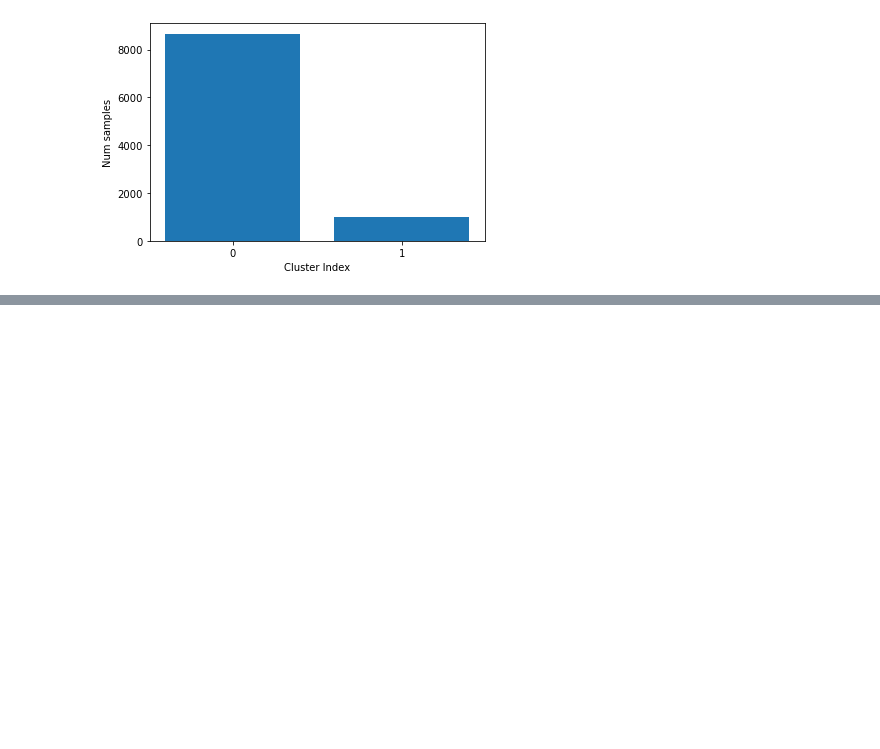
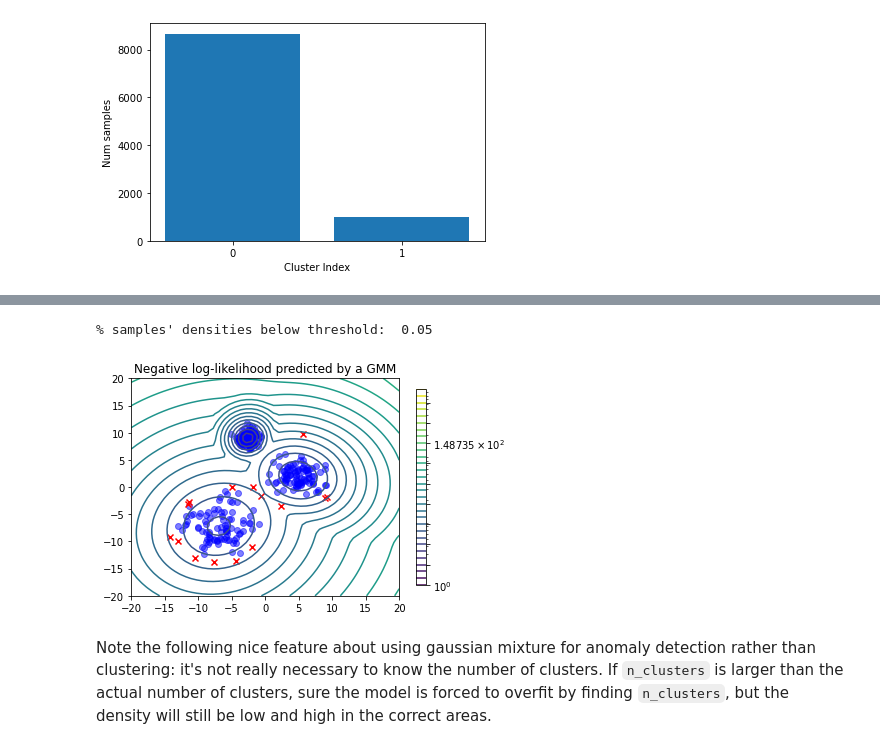
Before and after one commit to jaymberman/sklearn_guide, a Jupyter notebook: sklearn_guide.ipynb, the cells around one changed output, grey strips where cells are left out. Drawn from its saved outputs; the diff is of its cells as text; code cells hidden in the pictures; blank space fills up the shorter version.

```diff
--- a/sklearn_guide.ipynb
+++ b/sklearn_guide.ipynb
@@ -3053,0 +3153,34 @@ There is a nonlinear dimensionality reduction technique based on hierarchical cl
+# %%
+import numpy as np
+
+densities = np.exp(gm.score_samples(X))
+threshold = np.percentile(densities, 5)
+idx = densities < threshold
+print("% samples' densities below threshold: ", np.sum(idx)/len(idx))
+outliers = X[idx]
+X_clean = X[idx == False]
+# %% [output]
+% samples' densities below threshold:  0.05
+# %%
+from matplotlib.colors import LogNorm
+
+x = np.linspace(-20., 20.)
+y = np.linspace(-20., 20.)
+x, y = np.meshgrid(x, y)
+xx = np.array([x.ravel(), y.ravel()]).T
+z = -gm.score_samples(xx)
+z = z.reshape(x.shape)
+
+cs = plt.contour(x, y, z, norm=LogNorm(vmin=1.0, vmax=1000.0),
+                 levels=np.logspace(0, 3, 30))
+cb = plt.colorbar(cs, shrink=0.9, extend='both')
+plt.scatter(X_clean[:, 0], X_clean[:, 1], alpha=.5, c='blue')
+plt.scatter(outliers[:, 0], outliers[:, 1], c='red', marker='x')
+
+plt.title('Negative log-likelihood predicted by a GMM')
+plt.axis('tight')
+plt.show()
+# %% [output]
+[figure, added]
+# %% [markdown]
+Note the following nice feature about using gaussian mixture for anomaly detection rather than clustering: it's not really necessary to know the number of clusters. If `n_clusters` is larger than the actual number of clusters, sure the model is forced to overfit by finding `n_clusters`, but the density will still be low and high in the correct areas.
```
Also changed, not shown: parts of 17 cells of this notebook, 4 other files.
